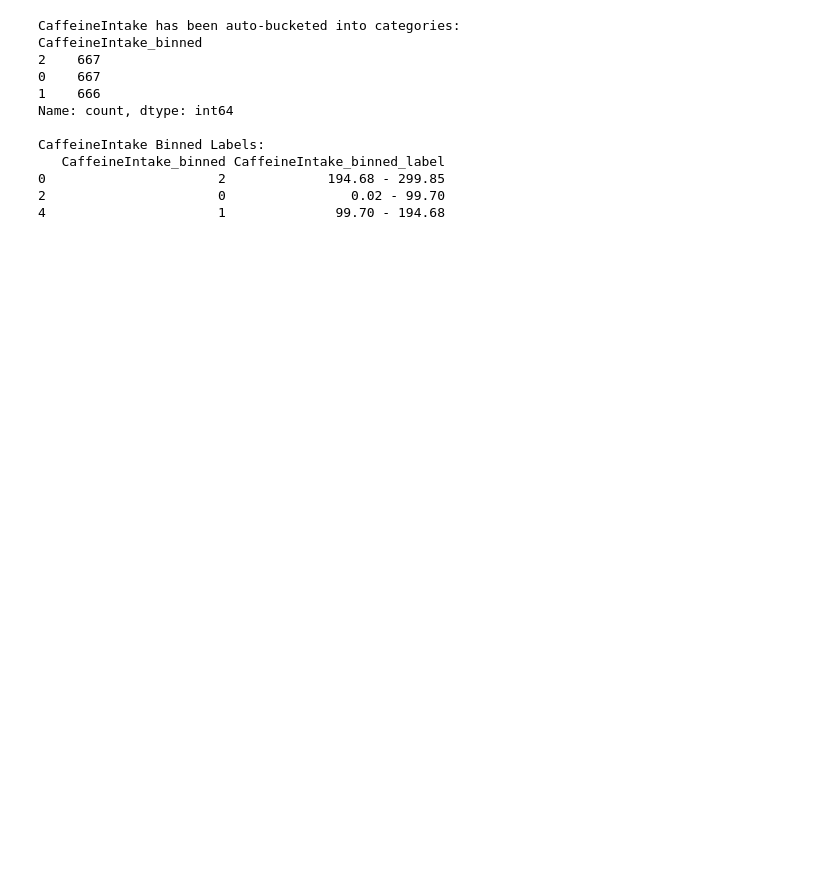
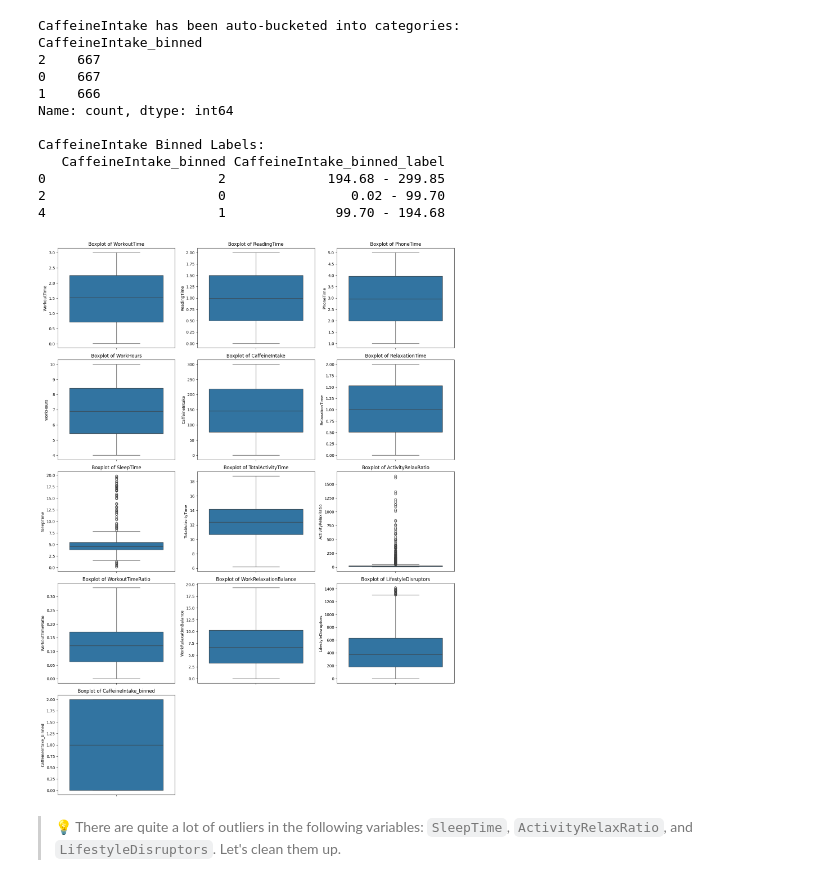
Before and after one commit to pozdnyakovx/exp, a Jupyter notebook: projects/sleep_time_prediction/sleep_time_prediction.ipynb, the cells around one changed output. Saved outputs shown, nothing was run; the diff lists cells and outputs as text; code cells hidden in the pictures; blank space fills up the shorter version.

```diff
--- a/projects/sleep_time_prediction/sleep_time_prediction.ipynb
+++ b/projects/sleep_time_prediction/sleep_time_prediction.ipynb
@@ -231,3 +171,32 @@ CaffeineIntake Binned Labels:
 0                      2             194.68 - 299.85
 2                      0                0.02 - 99.70
 4                      1              99.70 - 194.68
+# %%
+# Before diving into modelling
+# Let's take a final look at the individual variables and variability among them
+
+# Determine the grid size
+n_cols = 3  # Number of columns in the matrix
+n_rows = math.ceil(len(df.columns) / n_cols)
+
+# Create subplots
+fig, axes = plt.subplots(n_rows, n_cols, figsize=(15, n_rows * 4))
+axes = axes.flatten()
+
+# Plot each variable as a boxplot
+for i, column in enumerate(df.columns):
+    sns.boxplot(data=df, y=column, ax=axes[i])
+    axes[i].set_title(f'Boxplot of {column}')
+    axes[i].set_xlabel('')
+    axes[i].set_ylabel(column)
+
+# Remove unused subplots
+for j in range(i + 1, len(axes)):
+    fig.delaxes(axes[j])
+
+plt.tight_layout()
+plt.show()
+# %% [output]
+[figure, added]
+# %% [markdown]
+> 💡 There are quite a lot of outliers in the following variables: `SleepTime`, `ActivityRelaxRatio`, and `LifestyleDisruptors`. Let's clean them up.
```
Also changed, not shown: parts of 24 cells of this notebook.
